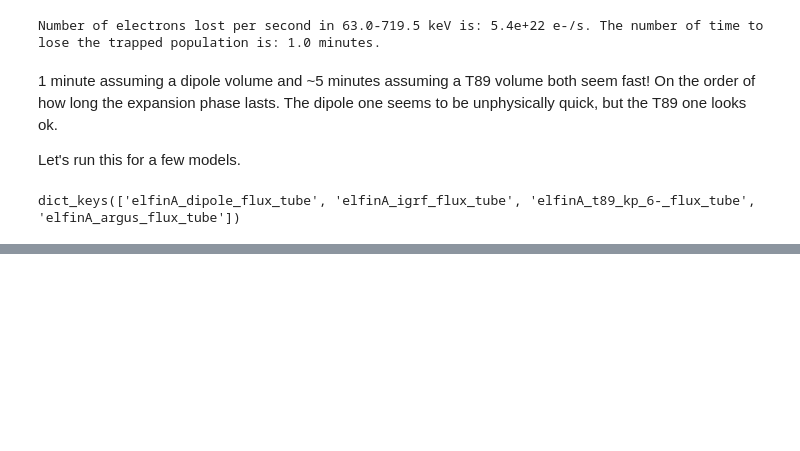
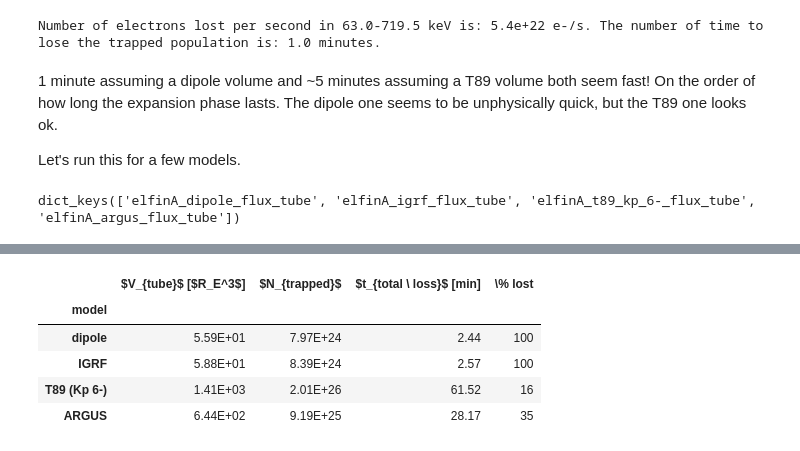
Before and after one commit to mshumko/elfinasi, a Jupyter notebook: src/20220904_substorm_study/energy_number_flux/20220904_elfin_themis_nflux_eflux.ipynb, the cells around one changed output, grey strips where cells are left out. Drawn from its saved outputs; the diff is of its cells as text; code cells hidden in the pictures; blank space fills up the shorter version.

```diff
--- a/src/20220904_substorm_study/energy_number_flux/20220904_elfin_themis_nflux_eflux.ipynb
+++ b/src/20220904_substorm_study/energy_number_flux/20220904_elfin_themis_nflux_eflux.ipynb
@@ -2285,3 +2275,14 @@ df_loss.style.format({V_COL: "{:.2E}", N_COL: "{:.2E}", TLOSS_COL: "{:.2f}"})
+# %%
+df_loss = df_loss[df_loss.index.str.contains('APL', na=False)]
+df_loss.index = df_loss.index.str.replace('APL ', '', regex=False)
+df_loss.style.format({V_COL: "{:.2E}", N_COL: "{:.2E}", TLOSS_COL: "{:.2f}", PERCENT_LOST: "{:.0f}"})
+# %% [output]
+|  | $V_{tube}$ [$R_E^3$] | $N_{trapped}$ | $t_{total \ loss}$ [min] | \% lost |
+| model |  |  |  |  |
+| dipole | 5.59E+01 | 7.97E+24 | 2.44 | 100 |
+| IGRF | 5.88E+01 | 8.39E+24 | 2.57 | 100 |
+| T89 (Kp 6-) | 1.41E+03 | 2.01E+26 | 61.52 | 16 |
+| ARGUS | 6.44E+02 | 9.19E+25 | 28.17 | 35 |
 # %%
 irbem_t89_kp6_V = flux_tube_volume_irbem(IRBEM.MagFields(kext='T89'), X, {'Kp': 60}, starting_area=area_sq_cm)
 geopack_t89_kp6_V = flux_tube_volume_geopack(X, {'Kp': 6}, starting_area=area_sq_cm)
```
Also changed, not shown: parts of 5 cells of this notebook.
